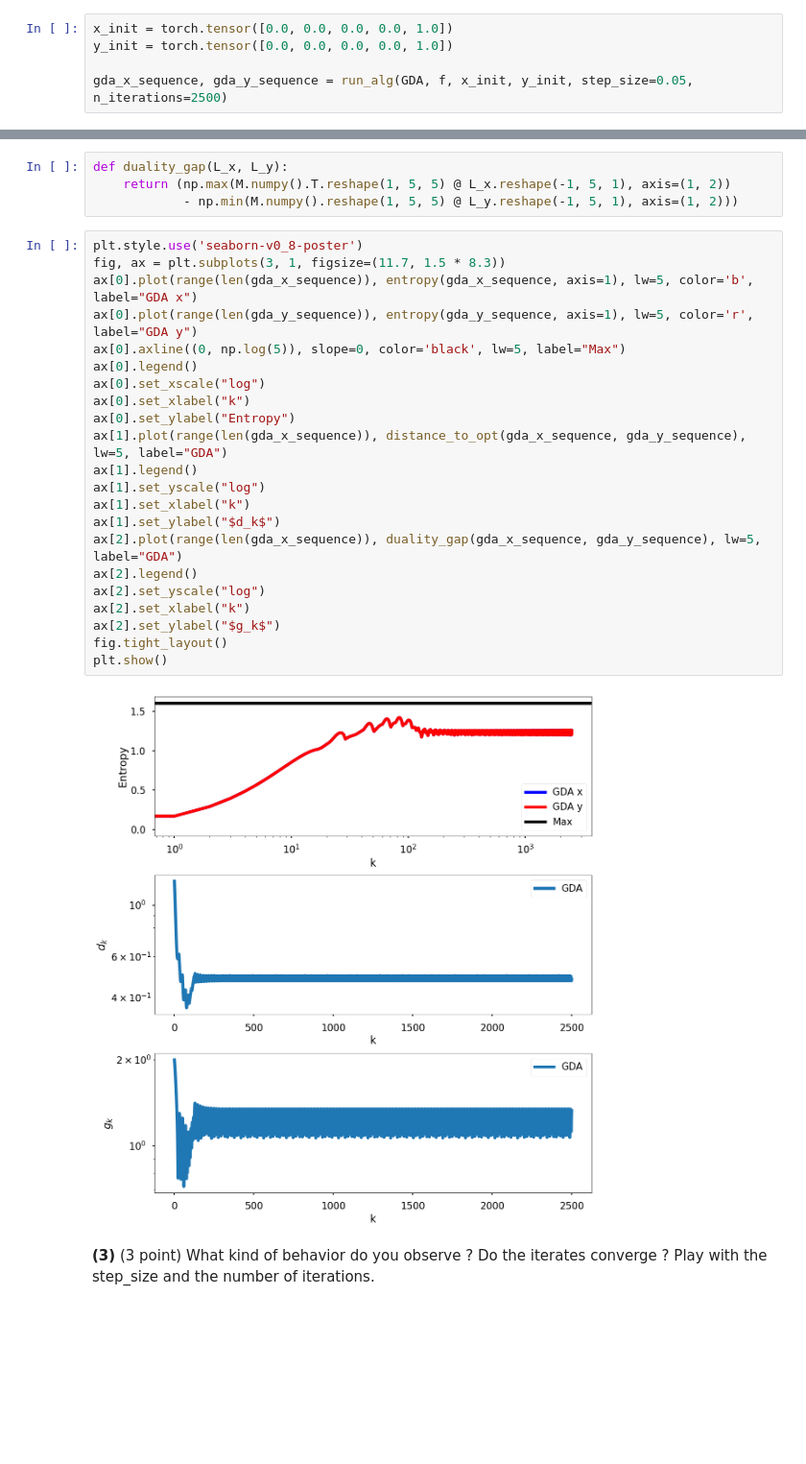
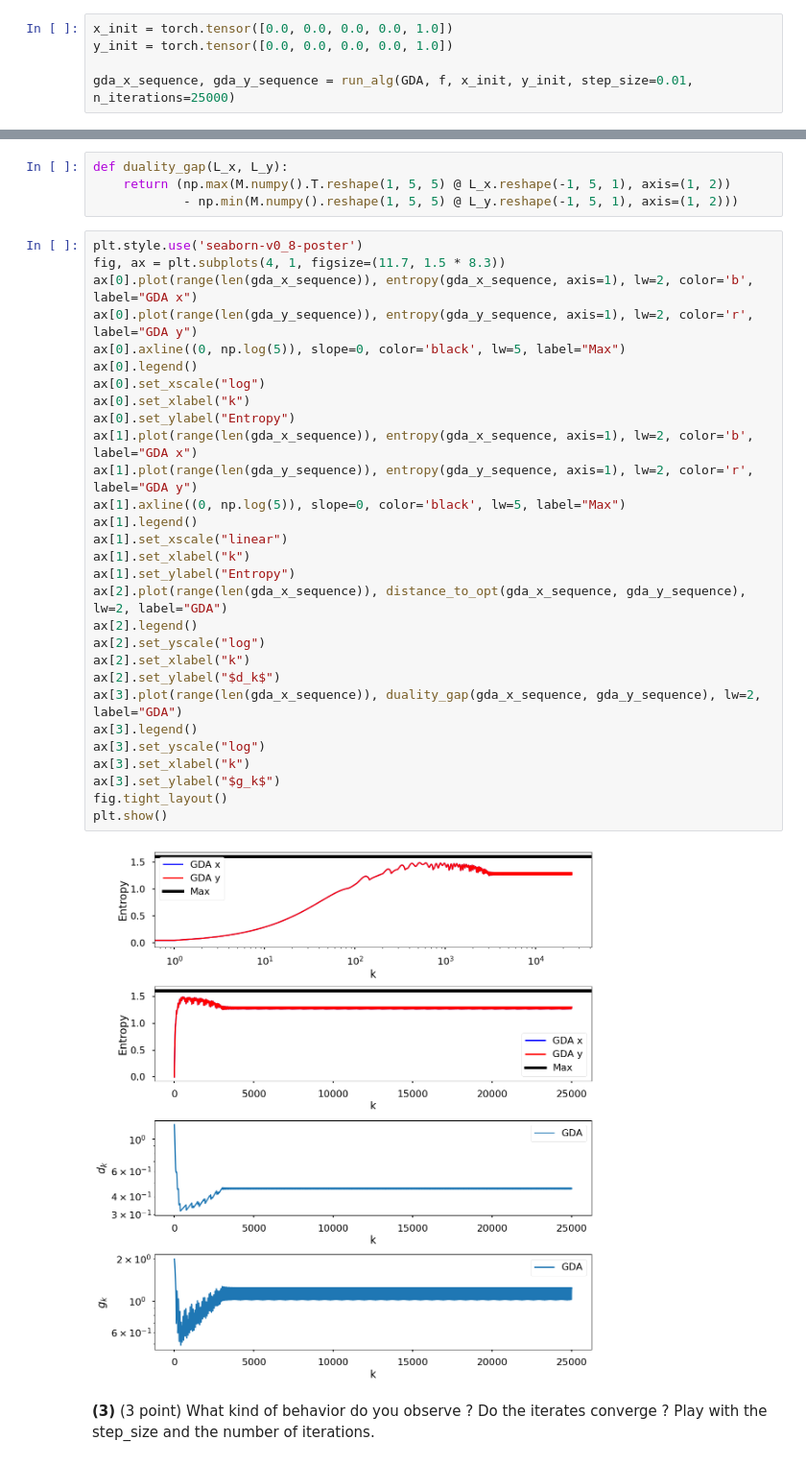
Before and after one commit to Mathis-Krs/Assignement1Maths, a Jupyter notebook: Homework 2/students/Part-1-Theoretical recap.ipynb, the cells around one changed output, grey strips where cells are left out. Shown: that part at 96% size. Cells and saved outputs as stored; diff of their text form; blank space fills up the shorter version.

```diff
--- a/Homework 2/students/Part-1-Theoretical recap.ipynb
+++ b/Homework 2/students/Part-1-Theoretical recap.ipynb
@@ -153,7 +458,7 @@ We can run this algorithm initialized from Sheldon and Leonard's strategies of a
 x_init = torch.tensor([0.0, 0.0, 0.0, 0.0, 1.0])
 y_init = torch.tensor([0.0, 0.0, 0.0, 0.0, 1.0])
 
-gda_x_sequence, gda_y_sequence = run_alg(GDA, f, x_init, y_init, step_size=0.05, n_iterations=2500)
+gda_x_sequence, gda_y_sequence = run_alg(GDA, f, x_init, y_init, step_size=0.01, n_iterations=25000)
 # %% [markdown]
 We can visualize this sequence as ${4 \choose 2} = 6$ two dimensional slices since the simplex $\Delta_5$ is 4-dimensional.
 # %%
@@ -189,27 +494,34 @@ def duality_gap(L_x, L_y):
             - np.min(M.numpy().reshape(1, 5, 5) @ L_y.reshape(-1, 5, 1), axis=(1, 2)))
 # %%
 plt.style.use('seaborn-v0_8-poster')
-fig, ax = plt.subplots(3, 1, figsize=(11.7, 1.5 * 8.3))
-ax[0].plot(range(len(gda_x_sequence)), entropy(gda_x_sequence, axis=1), lw=5, color='b', label="GDA x")
-ax[0].plot(range(len(gda_y_sequence)), entropy(gda_y_sequence, axis=1), lw=5, color='r', label="GDA y")
+fig, ax = plt.subplots(4, 1, figsize=(11.7, 1.5 * 8.3))
+ax[0].plot(range(len(gda_x_sequence)), entropy(gda_x_sequence, axis=1), lw=2, color='b', label="GDA x")
+ax[0].plot(range(len(gda_y_sequence)), entropy(gda_y_sequence, axis=1), lw=2, color='r', label="GDA y")
 ax[0].axline((0, np.log(5)), slope=0, color='black', lw=5, label="Max")
 ax[0].legend()
 ax[0].set_xscale("log")
 ax[0].set_xlabel("k")
 ax[0].set_ylabel("Entropy")
-ax[1].plot(range(len(gda_x_sequence)), distance_to_opt(gda_x_sequence, gda_y_sequence), lw=5, label="GDA")
+ax[1].plot(range(len(gda_x_sequence)), entropy(gda_x_sequence, axis=1), lw=2, color='b', label="GDA x")
+ax[1].plot(range(len(gda_y_sequence)), entropy(gda_y_sequence, axis=1), lw=2, color='r', label="GDA y")
+ax[1].axline((0, np.log(5)), slope=0, color='black', lw=5, label="Max")
 ax[1].legend()
-ax[1].set_yscale("log")
+ax[1].set_xscale("linear")
 ax[1].set_xlabel("k")
-ax[1].set_ylabel("$d_k$")
-ax[2].plot(range(len(gda_x_sequence)), duality_gap(gda_x_sequence, gda_y_sequence), lw=5, label="GDA")
+ax[1].set_ylabel("Entropy")
+ax[2].plot(range(len(gda_x_sequence)), distance_to_opt(gda_x_sequence, gda_y_sequence), lw=2, label="GDA")
 ax[2].legend()
 ax[2].set_yscale("log")
 ax[2].set_xlabel("k")
-ax[2].set_ylabel("$g_k$")
+ax[2].set_ylabel("$d_k$")
+ax[3].plot(range(len(gda_x_sequence)), duality_gap(gda_x_sequence, gda_y_sequence), lw=2, label="GDA")
+ax[3].legend()
+ax[3].set_yscale("log")
+ax[3].set_xlabel("k")
+ax[3].set_ylabel("$g_k$")
 fig.tight_layout()
 plt.show()
 # %% [output]
-[figure, old version]
+[figure, new version]
 # %% [markdown]
 **(3)** (3 point) What kind of behavior do you observe ? Do the iterates converge ? Play with the step_size and the number of iterations.
```
Also changed, not shown: parts of 8 cells of this notebook.
